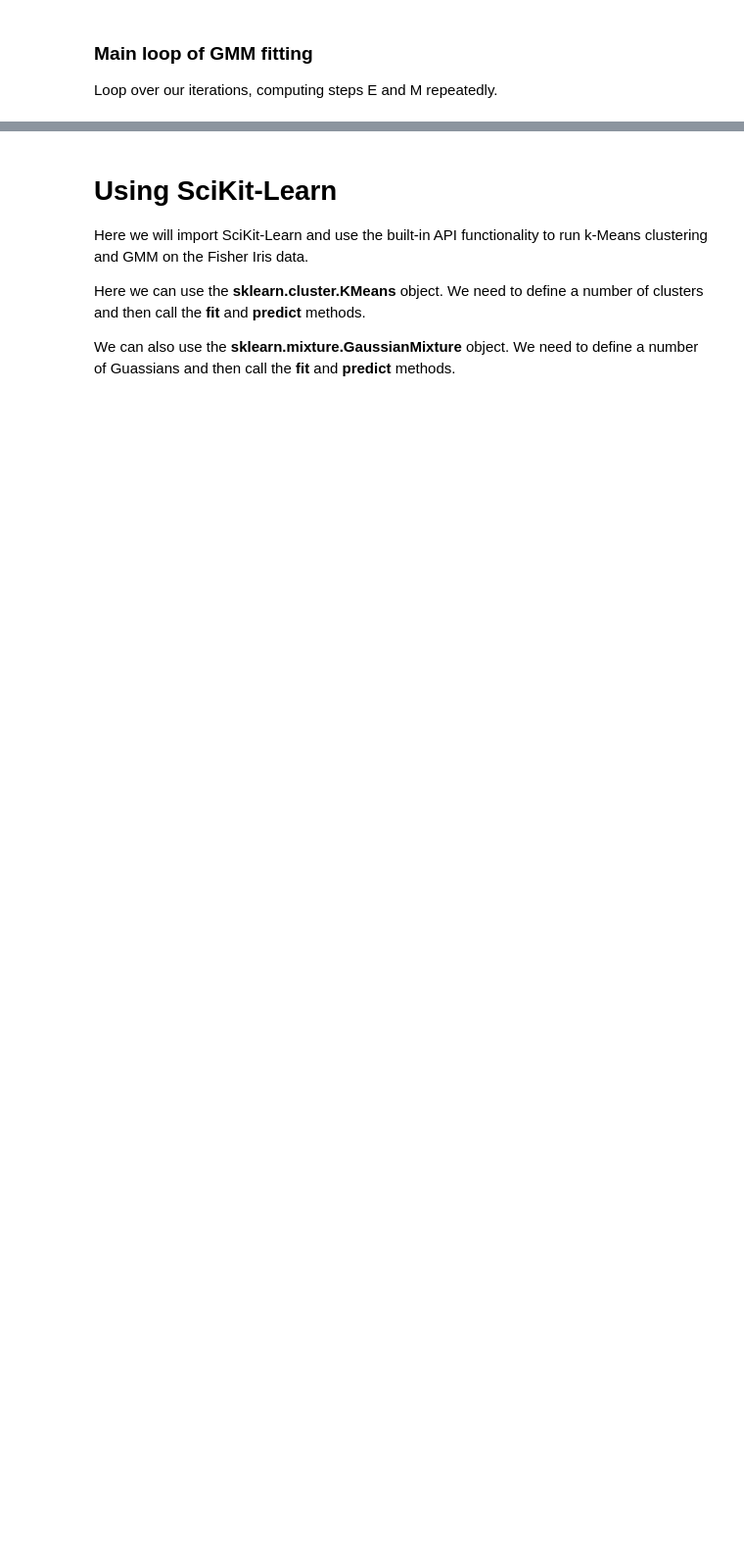
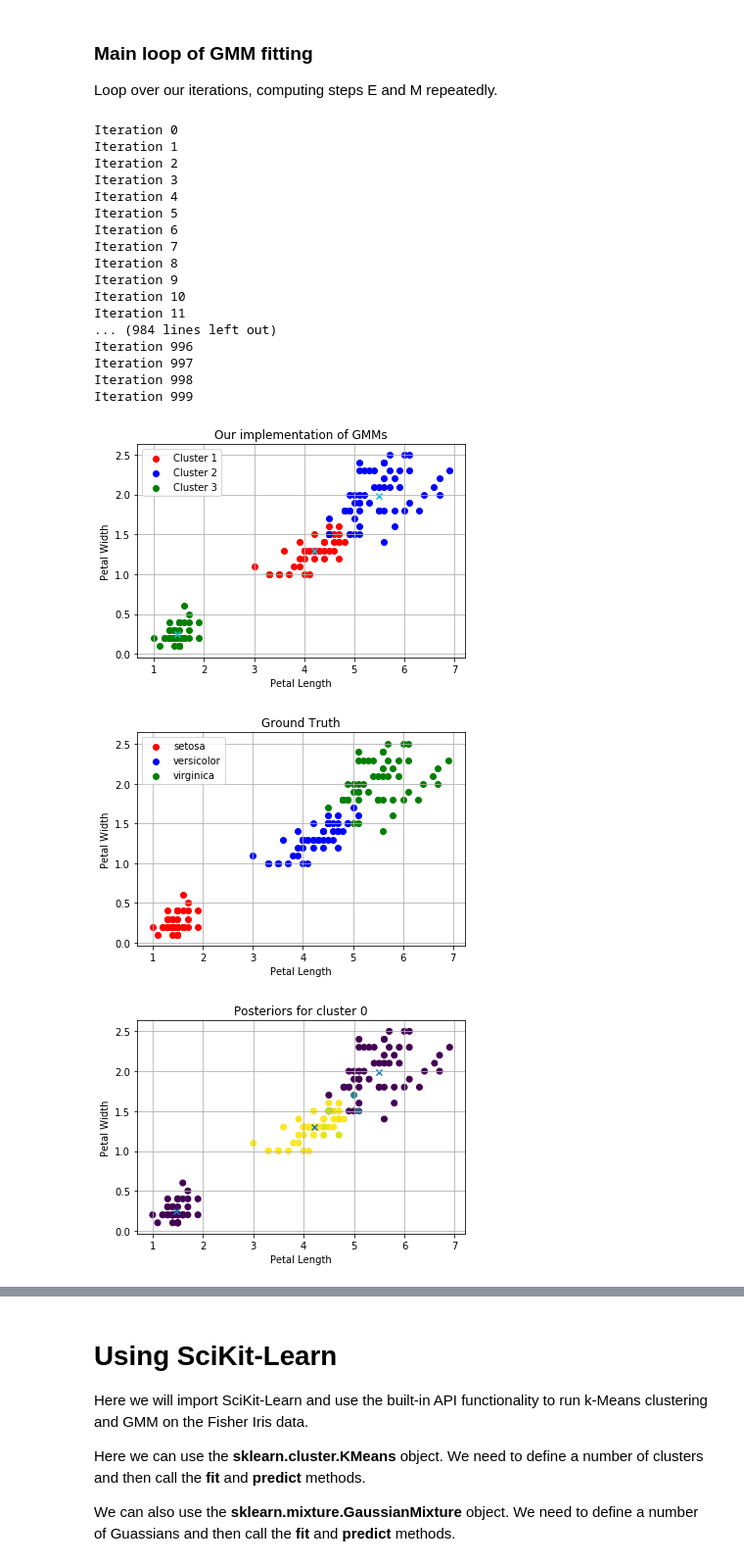
Before and after one commit to LuffyKing/BDML, a Jupyter notebook: BDML_lab2.ipynb, the cells around one changed output, grey strips where cells are left out. Shown at 98% size. Drawn from its saved outputs; the diff is of its cells as text; code cells hidden in the pictures; blank space fills up the shorter version.

```diff
--- a/BDML_lab2.ipynb
+++ b/BDML_lab2.ipynb
@@ -160,7 +192,7 @@ Loop:
     Compute E-Step: calculate posteriors for the data given current Gaussian parameters
     Compute M-Step: update model parameters
 # %%
-# TODO: Figure out which one is the E-Step and which is the M-Step.
+# TODO: Figureout which one is the E-Step and which is the M-Step.
 
 
 def multivariate_gaussian_density(x, mu, cov):
@@ -188,7 +220,6 @@ def likelihood(x, centroids, cov, mix):
         for i_cluster in range(centroids.shape[0]):
             posteriors[i_sample, i_cluster] = (
                 p[i_sample, i_cluster] * mix[i_cluster]) / (p_total[i_sample] * mix[i_cluster])
-
     return posteriors
 
 
@@ -199,16 +230,19 @@ def update_params(data, posteriors, mix, cov, centroids):
 
     # Update mixing coefs
     # TODO: Use equation on lab sheet to calculate new mixing coefficient.
-    cluster_weight =
-    new_mix =
+    cluster_weight = np.zeros(centroids.shape[0])
+    for i_cluster in range(centroids.shape[0]):
+         cluster_weight[i_cluster] = np.sum(posteriors[:, i_cluster], axis=0)
+
+    new_mix = cluster_weight/data.shape[1]
 
     # Update centroids
-      new_centroids = np.zeros(centroids.shape)
+    new_centroids = np.zeros(centroids.shape)
     for i_cluster in range(centroids.shape[0]):
         new_centroids[i_cluster, :] = np.sum(posteriors[:, i_cluster] * data, axis=1) / cluster_weight[i_cluster]
 
     # Update covariance matrices
-     new_cov = np.zeros(cov.shape)
+    new_cov = np.zeros(cov.shape)
     for i_cluster in range(centroids.shape[0]):
         mu_centred_data = data - np.expand_dims(new_centroids[i_cluster, :], axis=-1)
         for i_sample in range(data.shape[1]):
@@ -251,36 +289,78 @@ Loop over our iterations, computing steps E and M repeatedly.
 for i in range(n_iteration):
     #E-Step
     # TODO: Call E-Step function.
-
+    posteriors = likelihood(data, cluster_centroids, cov, mix)
     #M-Step
     # TODO: Call M-Step function.
+    mix, cov, cluster_centroids = update_params(data, posteriors, mix, cov, cluster_centroids)
 
     print('Iteration {0}'.format(i))
 
 
 
 #Predict labels
 # TODO: Get cluster label based on posterior. Hint: argmax.
-
+predicted_labels = np.argmax(posteriors, axis=1)
 #Visualisation of model predictions
 # TODO: Plot two feature dimensions against eachother, label with the predicted cluster labels.
+plt.figure()
+
 # TODO: Plot the cluster centroids on top. Hint: use a different shaped marker with 'marker="x"'.
 # TODO: Label axes correctly.
-plt.title('Our implementation of GMMs')
+scatterPlotV2(2, 3,
+              data, plt,
+              'Petal Length', 'Petal Width',
+              prediction=predicted_labels,
+              labels=['Cluster 1', 'Cluster 2', 'Cluster 3'],
+              colours=['r', 'b', 'g'], title='Our implementation of GMMs')
+
+plt.scatter(cluster_centroids[:, 2], cluster_centroids[:, 3], c='tab:cyan', marker="x")
 plt.show()
 
 
 # Visualisation of ground truth
 # TODO: Create a new figure with plt.figure()
 # TODO: Plot two feature dimensions against eachother, label with the true labels
 # TODO: Label axes correctly.
-plt.title('Ground truth of the data')
+plt.figure()
+scatterPlotV2(2, 3,
+              data, plt,
+              'Petal Length', 'Petal Width',
+              prediction=labels, labels=['setosa', 'versicolor', 'virginica'],
+              colours=['r', 'b', 'g'], title='Ground Truth' )
 plt.show()
 
 #Visualisation of model posteriors
 for i_cluster in range(g):
     # TODO: Create a new figure with plt.figure()
     # TODO: Plot two feature dimensions against eachother, label with the posteriors for i_cluster
     # TODO: Label axes correctly.
+    plt.figure()
+    plt.scatter(data[:, 2], data[:, 3], c=posteriors[:,i_cluster])
+    plt.scatter(cluster_centroids[:, 2], cluster_centroids[:, 3], marker='x')
+    plt.xlabel("Petal Length")
+    plt.ylabel("Petal Width")
+    plt.grid()
     plt.title('Posteriors for cluster {0}'.format(i_cluster))
     plt.show()
+# %% [output]
+Iteration 0
+Iteration 1
+Iteration 2
+Iteration 3
+Iteration 4
+Iteration 5
+Iteration 6
+Iteration 7
+Iteration 8
+Iteration 9
+Iteration 10
+Iteration 11
+... (984 lines left out)
+Iteration 996
+Iteration 997
+Iteration 998
+Iteration 999
+[figure, added]
+[figure, added]
+[figure, added]
```
Also changed, not shown: parts of 5 cells of this notebook.
